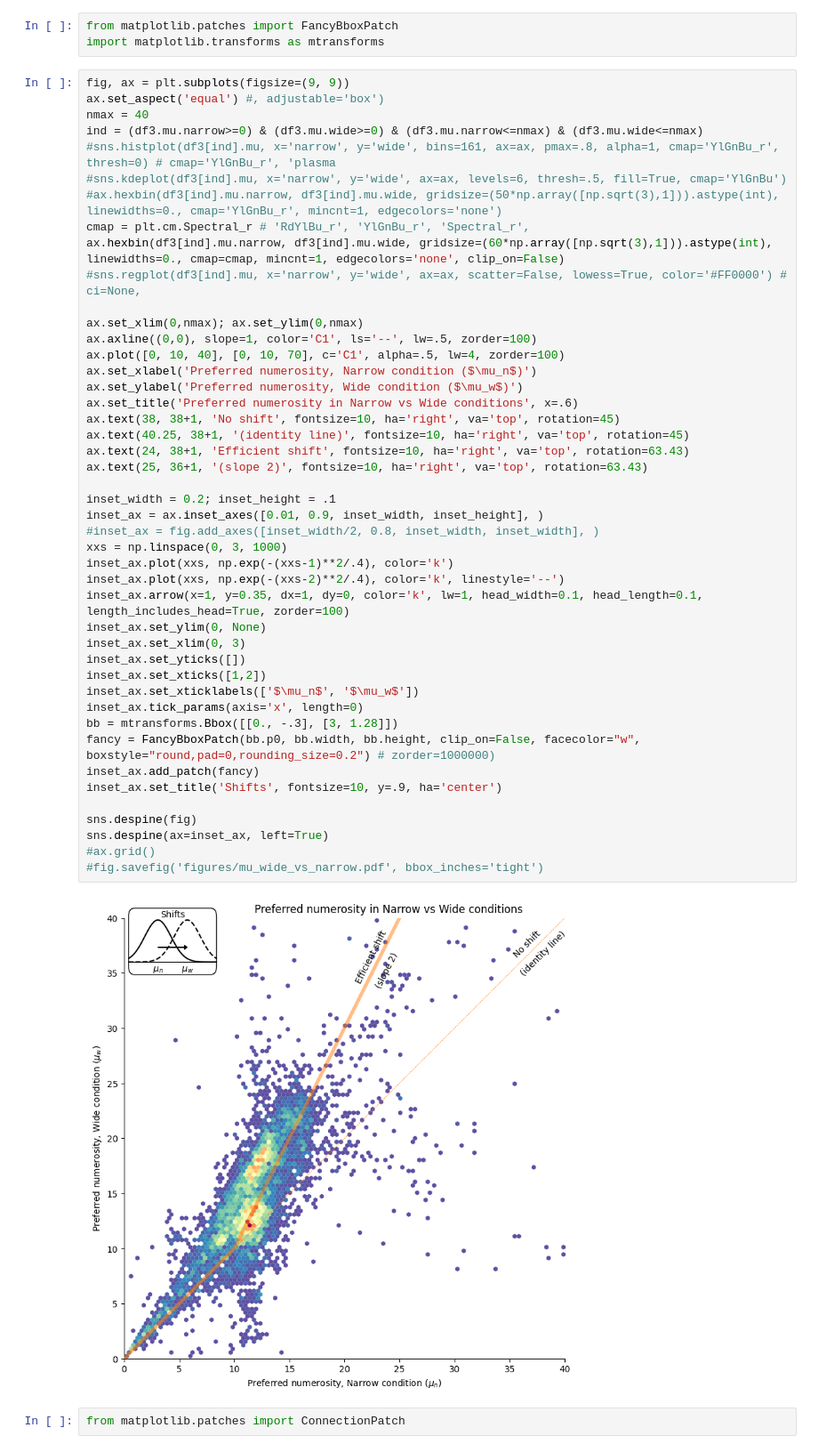
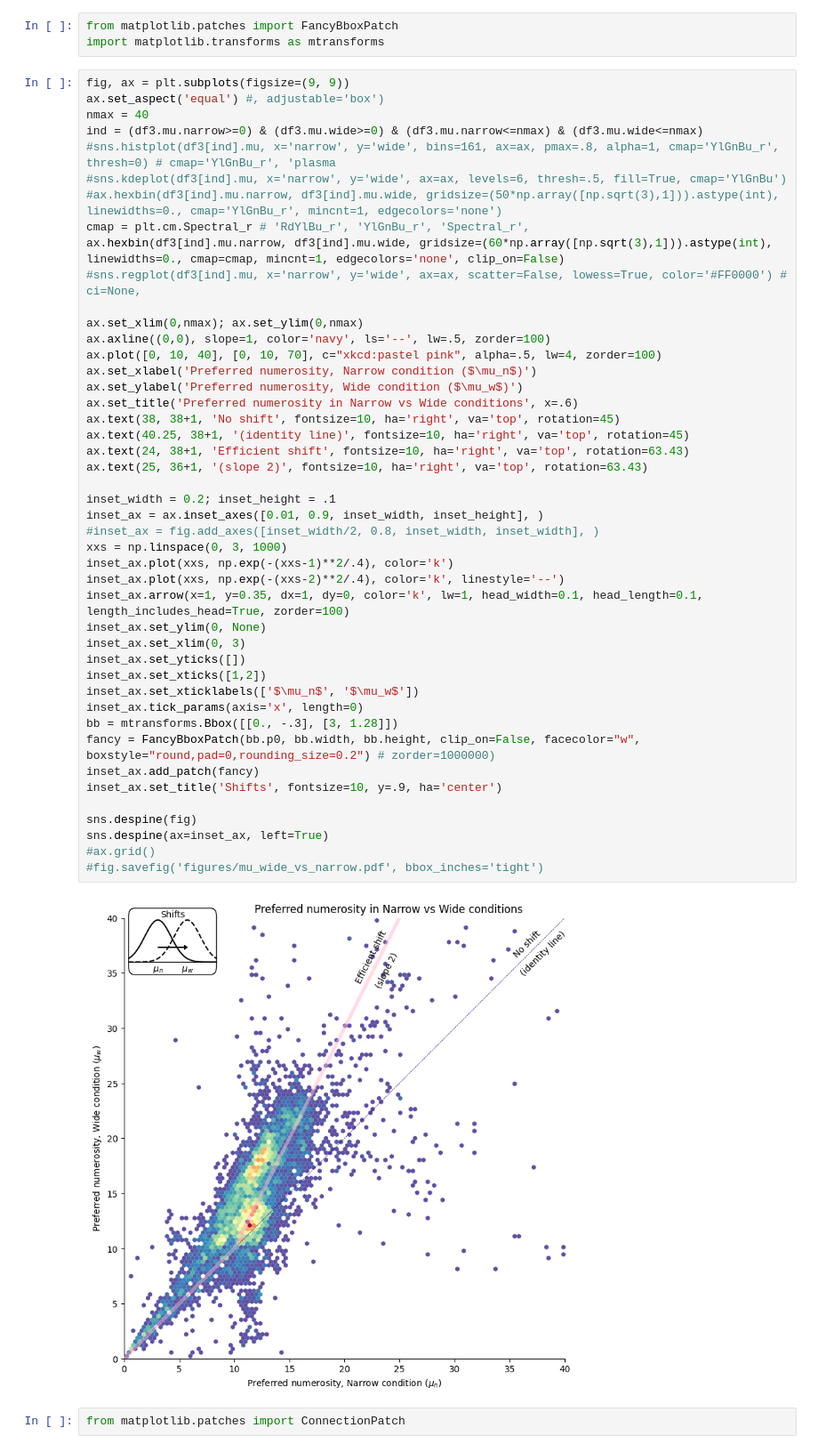
Before and after one commit to Gilles86/neural_priors, a Jupyter notebook: notebooks/fmri_models_analysis.ipynb, the cells around one changed output. Shown at 89% size. Saved outputs shown, nothing was run; the diff lists cells and outputs as text.

```diff
--- a/notebooks/fmri_models_analysis.ipynb
+++ b/notebooks/fmri_models_analysis.ipynb
@@ -741,40 +756,40 @@ ax.hexbin(df3[ind].mu.narrow, df3[ind].mu.wide, gridsize=(60*np.array([np.sqrt(3
 #sns.regplot(df3[ind].mu, x='narrow', y='wide', ax=ax, scatter=False, lowess=True, color='#FF0000') # ci=None,
 
 ax.set_xlim(0,nmax); ax.set_ylim(0,nmax)
-ax.axline((0,0), slope=1, color='C1', ls='--', lw=.5, zorder=100)
-ax.plot([0, 10, 40], [0, 10, 70], c='C1', alpha=.5, lw=4, zorder=100)
+ax.axline((0,0), slope=1, color='navy', ls='--', lw=.5, zorder=100)
+ax.plot([0, 10, 40], [0, 10, 70], c="xkcd:pastel pink", alpha=.5, lw=4, zorder=100)
 ax.set_xlabel('Preferred numerosity, Narrow condition ($\mu_n$)')
 ax.set_ylabel('Preferred numerosity, Wide condition ($\mu_w$)')
 ax.set_title('Preferred numerosity in Narrow vs Wide conditions', x=.6)
 ax.text(38, 38+1, 'No shift', fontsize=10, ha='right', va='top', rotation=45)
 ax.text(40.25, 38+1, '(identity line)', fontsize=10, ha='right', va='top', rotation=45)
 ax.text(24, 38+1, 'Efficient shift', fontsize=10, ha='right', va='top', rotation=63.43)
 ax.text(25, 36+1, '(slope 2)', fontsize=10, ha='right', va='top', rotation=63.43)
 
 inset_width = 0.2; inset_height = .1
 inset_ax = ax.inset_axes([0.01, 0.9, inset_width, inset_height], )
 #inset_ax = fig.add_axes([inset_width/2, 0.8, inset_width, inset_width], )
 xxs = np.linspace(0, 3, 1000)
 inset_ax.plot(xxs, np.exp(-(xxs-1)**2/.4), color='k')
 inset_ax.plot(xxs, np.exp(-(xxs-2)**2/.4), color='k', linestyle='--')
 inset_ax.arrow(x=1, y=0.35, dx=1, dy=0, color='k', lw=1, head_width=0.1, head_length=0.1, length_includes_head=True, zorder=100)
 inset_ax.set_ylim(0, None)
 inset_ax.set_xlim(0, 3)
 inset_ax.set_yticks([])
 inset_ax.set_xticks([1,2])
 inset_ax.set_xticklabels(['$\mu_n$', '$\mu_w$'])
 inset_ax.tick_params(axis='x', length=0)
 bb = mtransforms.Bbox([[0., -.3], [3, 1.28]])
 fancy = FancyBboxPatch(bb.p0, bb.width, bb.height, clip_on=False, facecolor="w", boxstyle="round,pad=0,rounding_size=0.2") # zorder=1000000)
 inset_ax.add_patch(fancy)
 inset_ax.set_title('Shifts', fontsize=10, y=.9, ha='center')
 
 sns.despine(fig)
 sns.despine(ax=inset_ax, left=True)
 #ax.grid()
 #fig.savefig('figures/mu_wide_vs_narrow.pdf', bbox_inches='tight')
 # %% [output]
-[figure, old version]
+[figure, new version]
 # %%
 from matplotlib.patches import ConnectionPatch
 # %%
```
Also changed, not shown: parts of 6 cells of this notebook.
